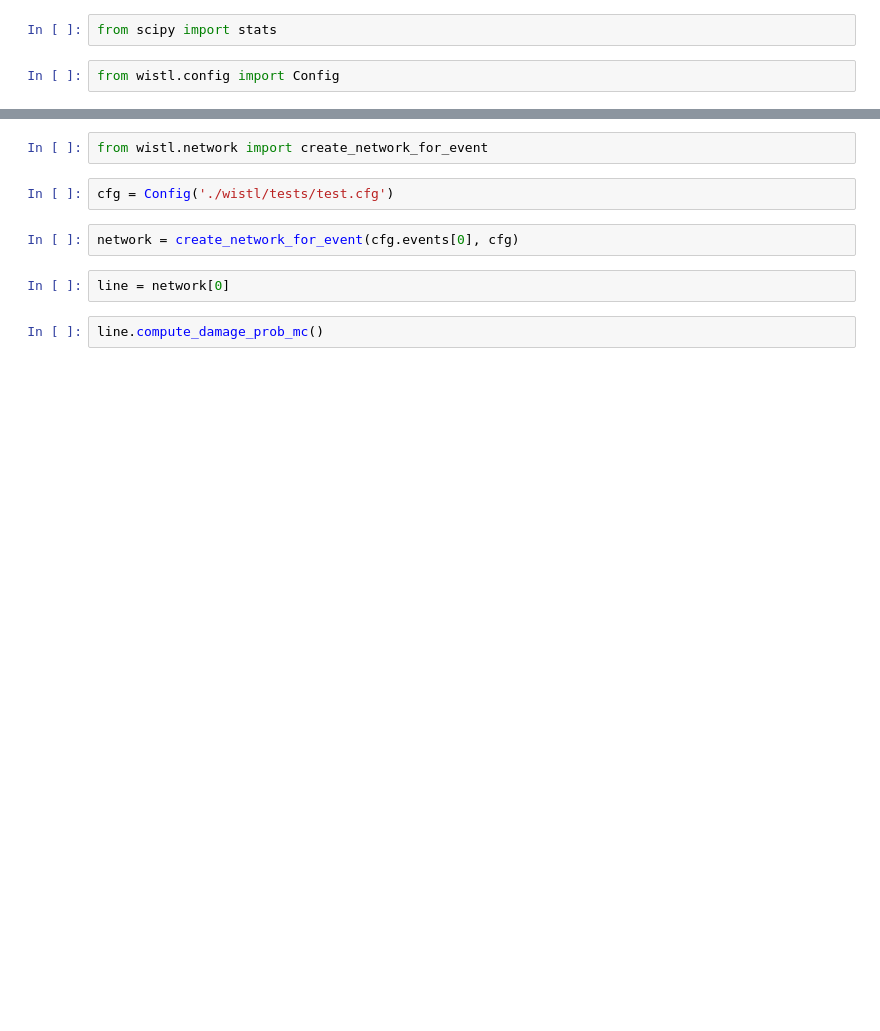
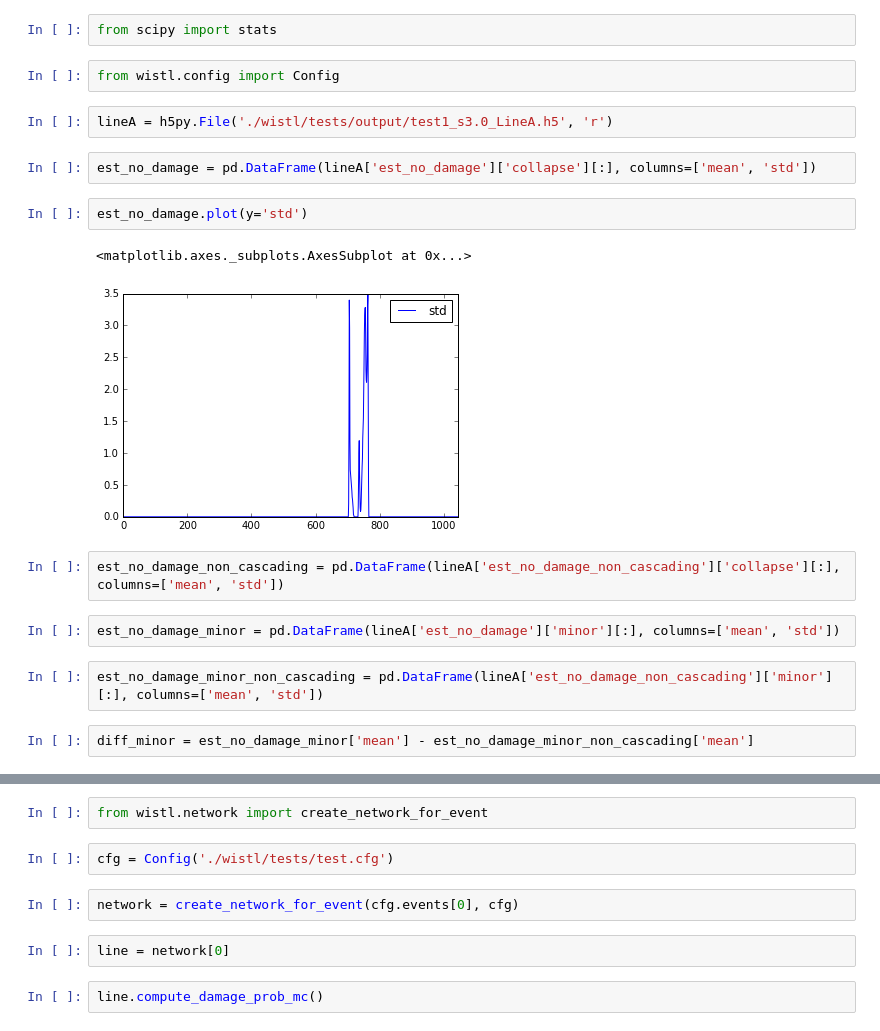
Before and after one commit to GeoscienceAustralia/wistl, a Jupyter notebook: Untitled.ipynb, the cells around one changed output, grey strips where cells are left out. Saved outputs shown, nothing was run; the diff lists cells and outputs as text; blank space fills up the shorter version.

```diff
--- a/Untitled.ipynb
+++ b/Untitled.ipynb
@@ -113,3 +119,20 @@ import os
 from scipy import stats
 # %%
 from wistl.config import Config
+# %%
+lineA = h5py.File('./wistl/tests/output/test1_s3.0_LineA.h5', 'r')
+# %%
+est_no_damage = pd.DataFrame(lineA['est_no_damage']['collapse'][:], columns=['mean', 'std'])
+# %%
+est_no_damage.plot(y='std')
+# %% [output]
+<matplotlib.axes._subplots.AxesSubplot at 0x...>
+[figure, added]
+# %%
+est_no_damage_non_cascading = pd.DataFrame(lineA['est_no_damage_non_cascading']['collapse'][:], columns=['mean', 'std'])
+# %%
+est_no_damage_minor = pd.DataFrame(lineA['est_no_damage']['minor'][:], columns=['mean', 'std'])
+# %%
+est_no_damage_minor_non_cascading = pd.DataFrame(lineA['est_no_damage_non_cascading']['minor'][:], columns=['mean', 'std'])
+# %%
+diff_minor = est_no_damage_minor['mean'] - est_no_damage_minor_non_cascading['mean']
```
Also changed, not shown: parts of 20 cells of this notebook, 9 other files.
